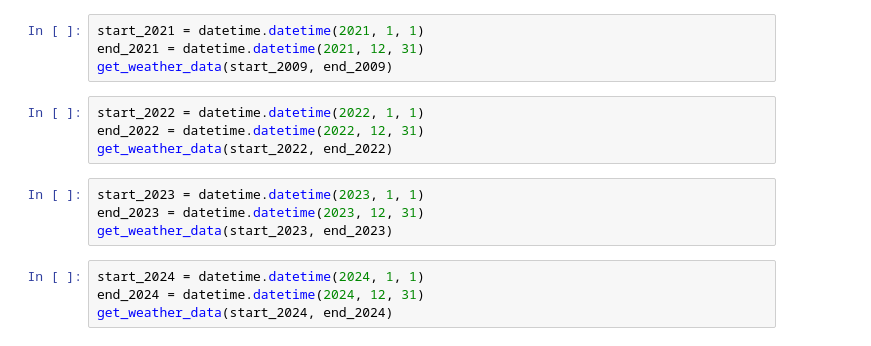
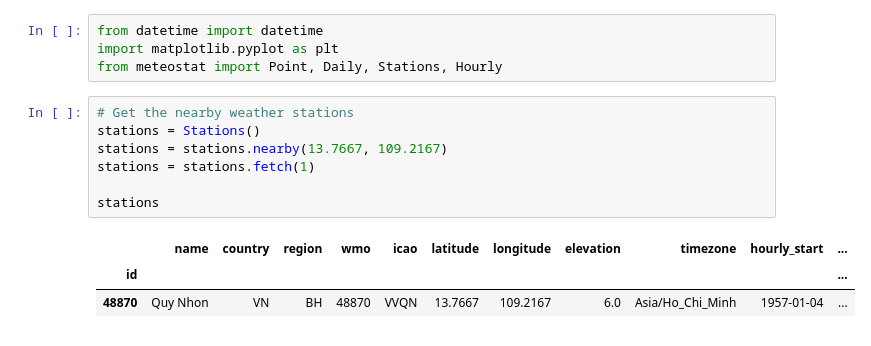
Before and after one commit to hieuxinloi/weather_forecast, a Jupyter notebook: DataCollection.ipynb, the cells around one changed output. Cells and saved outputs as stored; diff of their text form.

```diff
--- a/DataCollection.ipynb
+++ b/DataCollection.ipynb
@@ -148,16 +1,15 @@ get_weather_data(start_2020, end_2020)
-# %%
-start_2021 = datetime.datetime(2021, 1, 1)
-end_2021 = datetime.datetime(2021, 12, 31)
-get_weather_data(start_2009, end_2009)
-# %%
-start_2022 = datetime.datetime(2022, 1, 1)
-end_2022 = datetime.datetime(2022, 12, 31)
-get_weather_data(start_2022, end_2022)
-# %%
-start_2023 = datetime.datetime(2023, 1, 1)
-end_2023 = datetime.datetime(2023, 12, 31)
-get_weather_data(start_2023, end_2023)
-# %%
-start_2024 = datetime.datetime(2024, 1, 1)
-end_2024 = datetime.datetime(2024, 12, 31)
-get_weather_data(start_2024, end_2024)
+# %%
+from datetime import datetime
+import matplotlib.pyplot as plt
+from meteostat import Point, Daily, Stations, Hourly
+# %%
+# Get the nearby weather stations
+stations = Stations()
+stations = stations.nearby(13.7667, 109.2167)
+stations = stations.fetch(1)
+
+stations
+# %% [output]
+|  | name | country | region | wmo | icao | latitude | longitude | elevation | timezone | hourly_start | ... |
+| id |  |  |  |  |  |  |  |  |  |  | ... |
+| 48870 | Quy Nhon | VN | BH | 48870 | VVQN | 13.7667 | 109.2167 | 6.0 | Asia/Ho_Chi_Minh | 1957-01-04 | ... |
```
Also changed, not shown: parts of 25 cells of this notebook, 5 other files.
